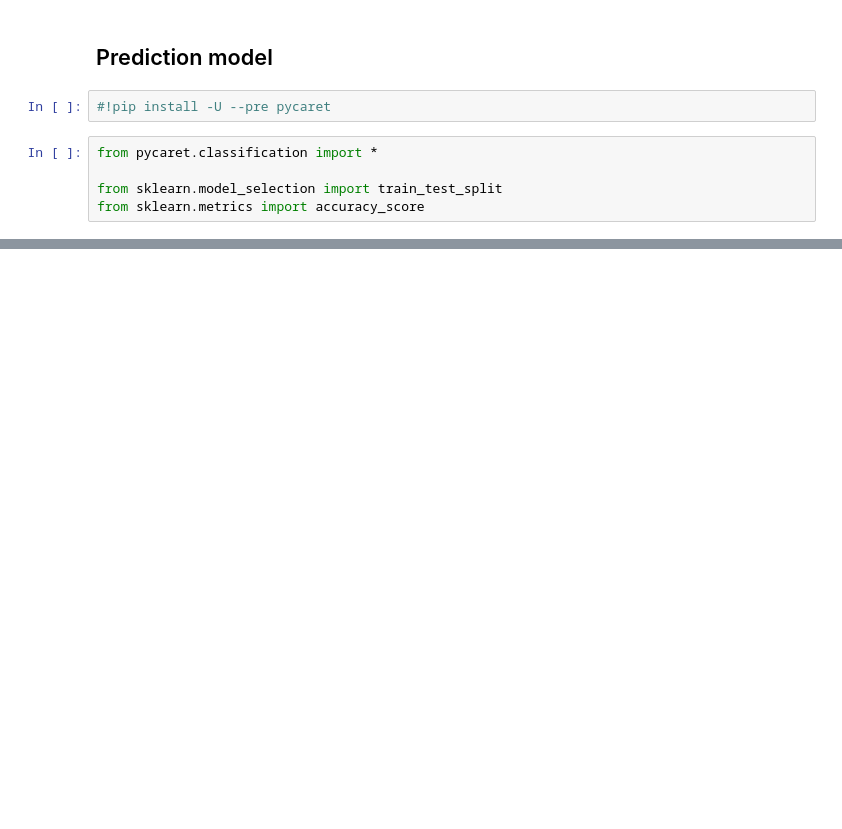
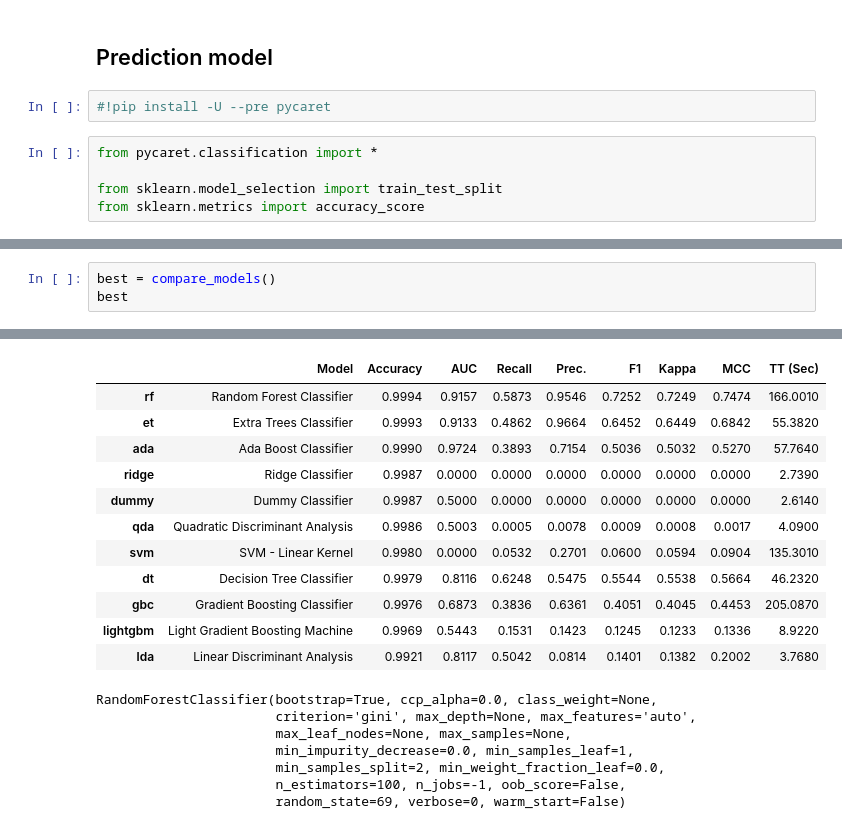
Before and after one commit to TitoTamburini/FDS_Final_Project, a Jupyter notebook: main_last_FDS.ipynb, the cells around one changed output, grey strips where cells are left out. Drawn from its saved outputs; the diff is of its cells as text; blank space fills up the shorter version.

```diff
--- a/main_last_FDS.ipynb
+++ b/main_last_FDS.ipynb
@@ -474,0 +477,4 @@ models
+# %%
+best = compare_models()
+best
+# %% [output]
@@ -474,0 +482,19 @@ models
+|  | Model | Accuracy | AUC | Recall | Prec. | F1 | Kappa | MCC | TT (Sec) |
+| rf | Random Forest Classifier | 0.9994 | 0.9157 | 0.5873 | 0.9546 | 0.7252 | 0.7249 | 0.7474 | 166.0010 |
+| et | Extra Trees Classifier | 0.9993 | 0.9133 | 0.4862 | 0.9664 | 0.6452 | 0.6449 | 0.6842 | 55.3820 |
+| ada | Ada Boost Classifier | 0.9990 | 0.9724 | 0.3893 | 0.7154 | 0.5036 | 0.5032 | 0.5270 | 57.7640 |
+| ridge | Ridge Classifier | 0.9987 | 0.0000 | 0.0000 | 0.0000 | 0.0000 | 0.0000 | 0.0000 | 2.7390 |
+| dummy | Dummy Classifier | 0.9987 | 0.5000 | 0.0000 | 0.0000 | 0.0000 | 0.0000 | 0.0000 | 2.6140 |
+| qda | Quadratic Discriminant Analysis | 0.9986 | 0.5003 | 0.0005 | 0.0078 | 0.0009 | 0.0008 | 0.0017 | 4.0900 |
+| svm | SVM - Linear Kernel | 0.9980 | 0.0000 | 0.0532 | 0.2701 | 0.0600 | 0.0594 | 0.0904 | 135.3010 |
+| dt | Decision Tree Classifier | 0.9979 | 0.8116 | 0.6248 | 0.5475 | 0.5544 | 0.5538 | 0.5664 | 46.2320 |
+| gbc | Gradient Boosting Classifier | 0.9976 | 0.6873 | 0.3836 | 0.6361 | 0.4051 | 0.4045 | 0.4453 | 205.0870 |
+| lightgbm | Light Gradient Boosting Machine | 0.9969 | 0.5443 | 0.1531 | 0.1423 | 0.1245 | 0.1233 | 0.1336 | 8.9220 |
+| lda | Linear Discriminant Analysis | 0.9921 | 0.8117 | 0.5042 | 0.0814 | 0.1401 | 0.1382 | 0.2002 | 3.7680 |
+RandomForestClassifier(bootstrap=True, ccp_alpha=0.0, class_weight=None,
+                       criterion='gini', max_depth=None, max_features='auto',
+                       max_leaf_nodes=None, max_samples=None,
+                       min_impurity_decrease=0.0, min_samples_leaf=1,
+                       min_samples_split=2, min_weight_fraction_leaf=0.0,
+                       n_estimators=100, n_jobs=-1, oob_score=False,
+                       random_state=69, verbose=0, warm_start=False)
```
Also changed, not shown: parts of 7 cells of this notebook.
